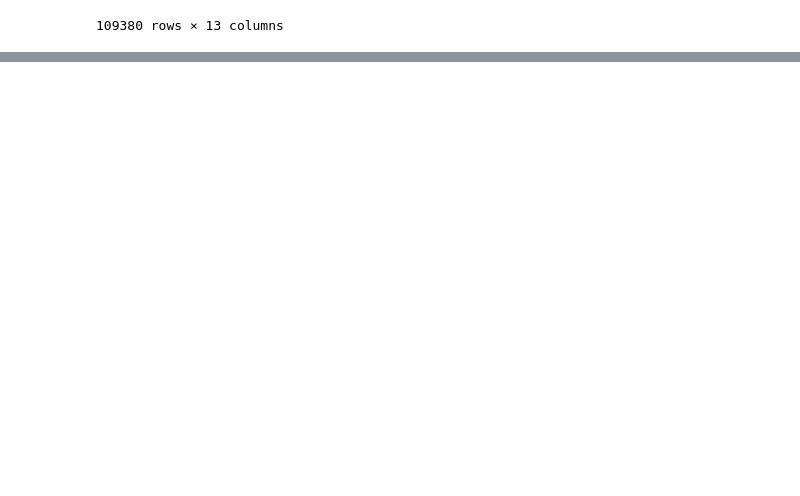
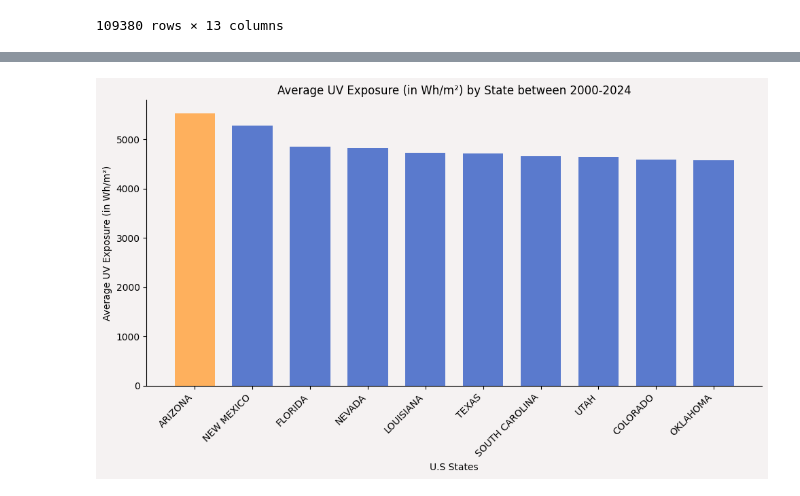
Before and after one commit to brytner/uv-exposure-melanoma-incidence-analysis, a Jupyter notebook: notebook/uv-exposure-melanoma-incidence-analysis.ipynb, the cells around one changed output, grey strips where cells are left out. Saved outputs shown, nothing was run; the diff lists cells and outputs as text; code cells hidden in the pictures; blank space fills up the shorter version.

Commit message:
Added data folder to host the uv_melanoma.db, added first visualization to images folder

```diff
--- a/notebook/uv-exposure-melanoma-incidence-analysis.ipynb
+++ b/notebook/uv-exposure-melanoma-incidence-analysis.ipynb
@@ -992,7 +992,7 @@ dfs = {'uv_exposure': uv_exposure,
        'seer_db': seer_db}
 
 
-with sqlite3.connect('uv_melanoma.db') as conn:
+with sqlite3.connect('../data/uv_melanoma.db') as conn:
 
     for df in dfs.items():
-        df[1].to_sql(df[0], conn, if_exists='replace', index=False)
+        df[1].to_sql(df[0], conn, index=False, if_exists='replace', )
@@ -998,0 +1039,26 @@ with sqlite3.connect('uv_melanoma.db') as conn:
+# %%
+plt.figure(figsize=(10, 6),facecolor="#F5F2F2")
+colors = ["#5A7ACD"]*len(result1)
+
+max_index = result1['AVG_25YR'].idxmax()
+highlight_position = result1.index.get_loc(max_index)
+colors[highlight_position] = "#FEB05D"
+
+plt.bar(result1['STATE_NAME'], result1['AVG_25YR'], color = colors, width=0.7)
+
+
+ax = plt.gca()
+ax.spines["top"].set_visible(False)
+ax.spines["right"].set_visible(False)
+ax.set_facecolor("#F5F2F2") # Change background color behind axes
+
+plt.xlabel("U.S States")
+plt.ylabel("Average UV Exposure (in Wh/m²)")
+plt.title("Average UV Exposure (in Wh/m²) by State between 2000-2024")
+plt.xticks(rotation=45, ha="right")
+
+plt.tight_layout()
+plt.savefig("../images/barplot.png")
+plt.show()
+# %% [output]
+[figure, added]
```
Also changed, not shown: parts of 4 cells of this notebook, 3 other files.
